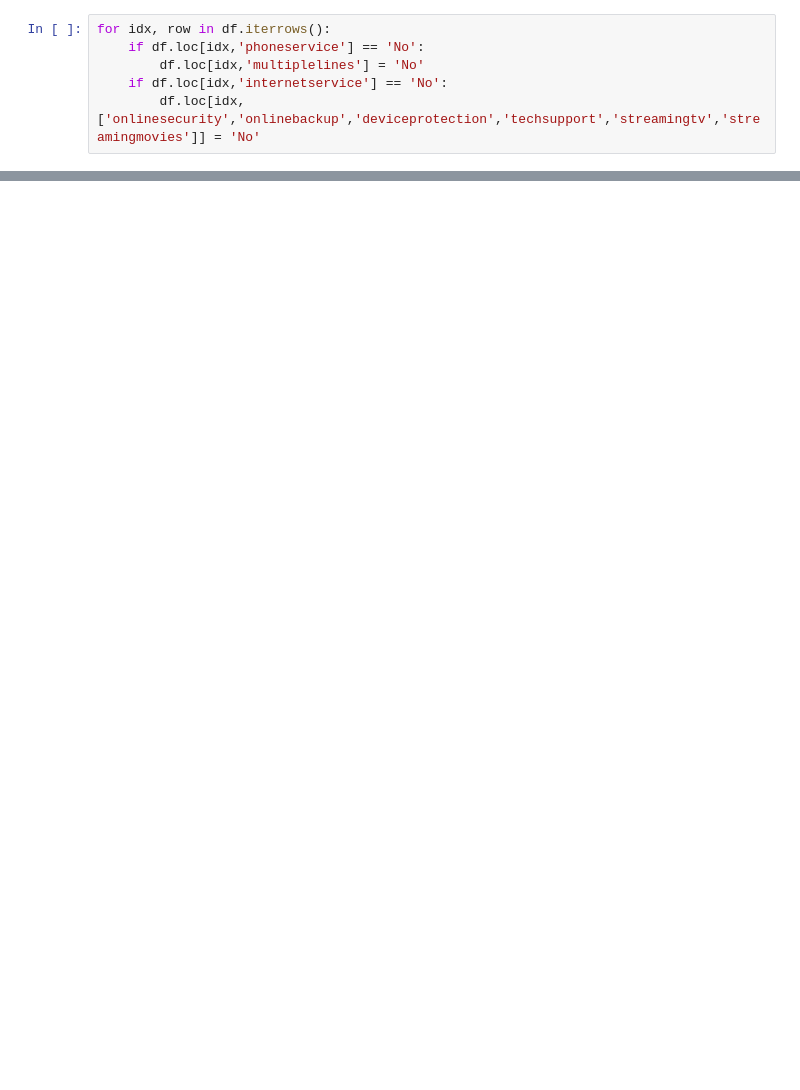
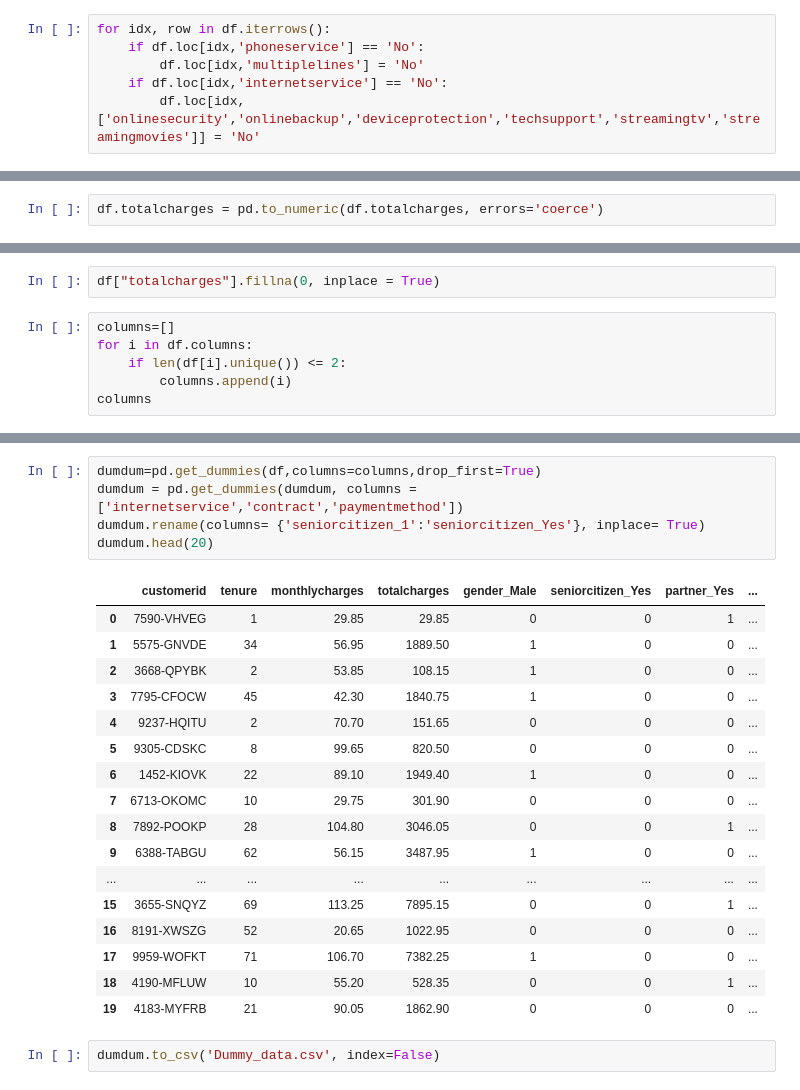
Before and after one commit to KristofVandewynckel/Telecom_Churn, a Jupyter notebook: Data_exploration.ipynb, the cells around one changed output, grey strips where cells are left out. Drawn from its saved outputs; the diff is of its cells as text; blank space fills up the shorter version.

Commit message:
exploring data

```diff
--- a/Data_exploration.ipynb
+++ b/Data_exploration.ipynb
@@ -123,0 +46,2 @@ df.columns
+# %%
+df.totalcharges = pd.to_numeric(df.totalcharges, errors='coerce')
@@ -123,0 +68,8 @@ df.columns
+# %%
+df["totalcharges"].fillna(0, inplace = True)
+# %%
+columns=[]
+for i in df.columns:
+    if len(df[i].unique()) <= 2:
+        columns.append(i)
+columns
@@ -123,0 +91,25 @@ df.columns
+# %%
+dumdum=pd.get_dummies(df,columns=columns,drop_first=True)
+dumdum = pd.get_dummies(dumdum, columns = ['internetservice','contract','paymentmethod'])
+dumdum.rename(columns= {'seniorcitizen_1':'seniorcitizen_Yes'}, inplace= True)
+dumdum.head(20)
+# %% [output]
+|  | customerid | tenure | monthlycharges | totalcharges | gender_Male | seniorcitizen_Yes | partner_Yes | ... |
+| 0 | 7590-VHVEG | 1 | 29.85 | 29.85 | 0 | 0 | 1 | ... |
+| 1 | 5575-GNVDE | 34 | 56.95 | 1889.50 | 1 | 0 | 0 | ... |
+| 2 | 3668-QPYBK | 2 | 53.85 | 108.15 | 1 | 0 | 0 | ... |
+| 3 | 7795-CFOCW | 45 | 42.30 | 1840.75 | 1 | 0 | 0 | ... |
+| 4 | 9237-HQITU | 2 | 70.70 | 151.65 | 0 | 0 | 0 | ... |
+| 5 | 9305-CDSKC | 8 | 99.65 | 820.50 | 0 | 0 | 0 | ... |
+| 6 | 1452-KIOVK | 22 | 89.10 | 1949.40 | 1 | 0 | 0 | ... |
+| 7 | 6713-OKOMC | 10 | 29.75 | 301.90 | 0 | 0 | 0 | ... |
+| 8 | 7892-POOKP | 28 | 104.80 | 3046.05 | 0 | 0 | 1 | ... |
+| 9 | 6388-TABGU | 62 | 56.15 | 3487.95 | 1 | 0 | 0 | ... |
+| ... | ... | ... | ... | ... | ... | ... | ... | ... |
+| 15 | 3655-SNQYZ | 69 | 113.25 | 7895.15 | 0 | 0 | 1 | ... |
+| 16 | 8191-XWSZG | 52 | 20.65 | 1022.95 | 0 | 0 | 0 | ... |
+| 17 | 9959-WOFKT | 71 | 106.70 | 7382.25 | 1 | 0 | 0 | ... |
+| 18 | 4190-MFLUW | 10 | 55.20 | 528.35 | 0 | 0 | 1 | ... |
+| 19 | 4183-MYFRB | 21 | 90.05 | 1862.90 | 0 | 0 | 0 | ... |
+# %%
+dumdum.to_csv('Dummy_data.csv', index=False)
```
Also changed, not shown: parts of 7 cells of this notebook, 2 other files.
